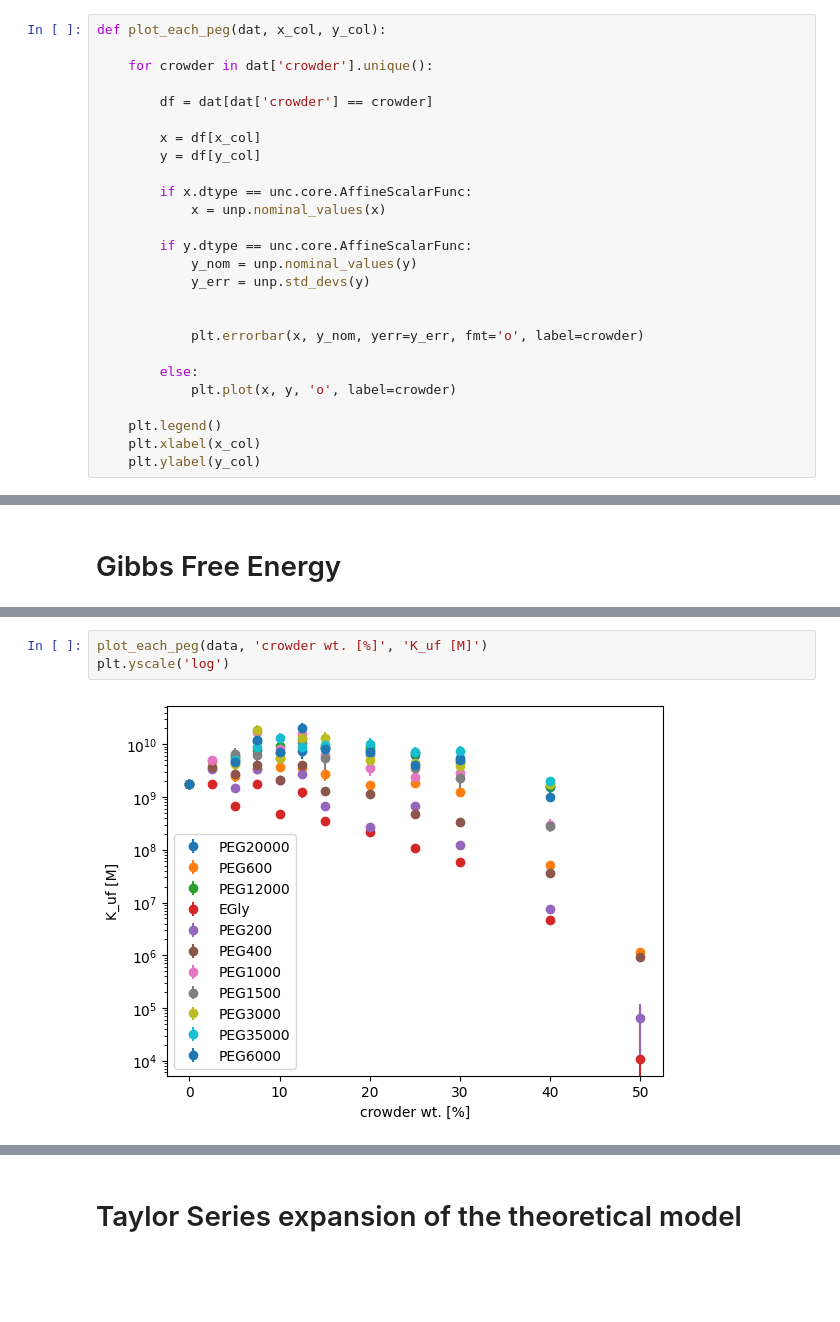
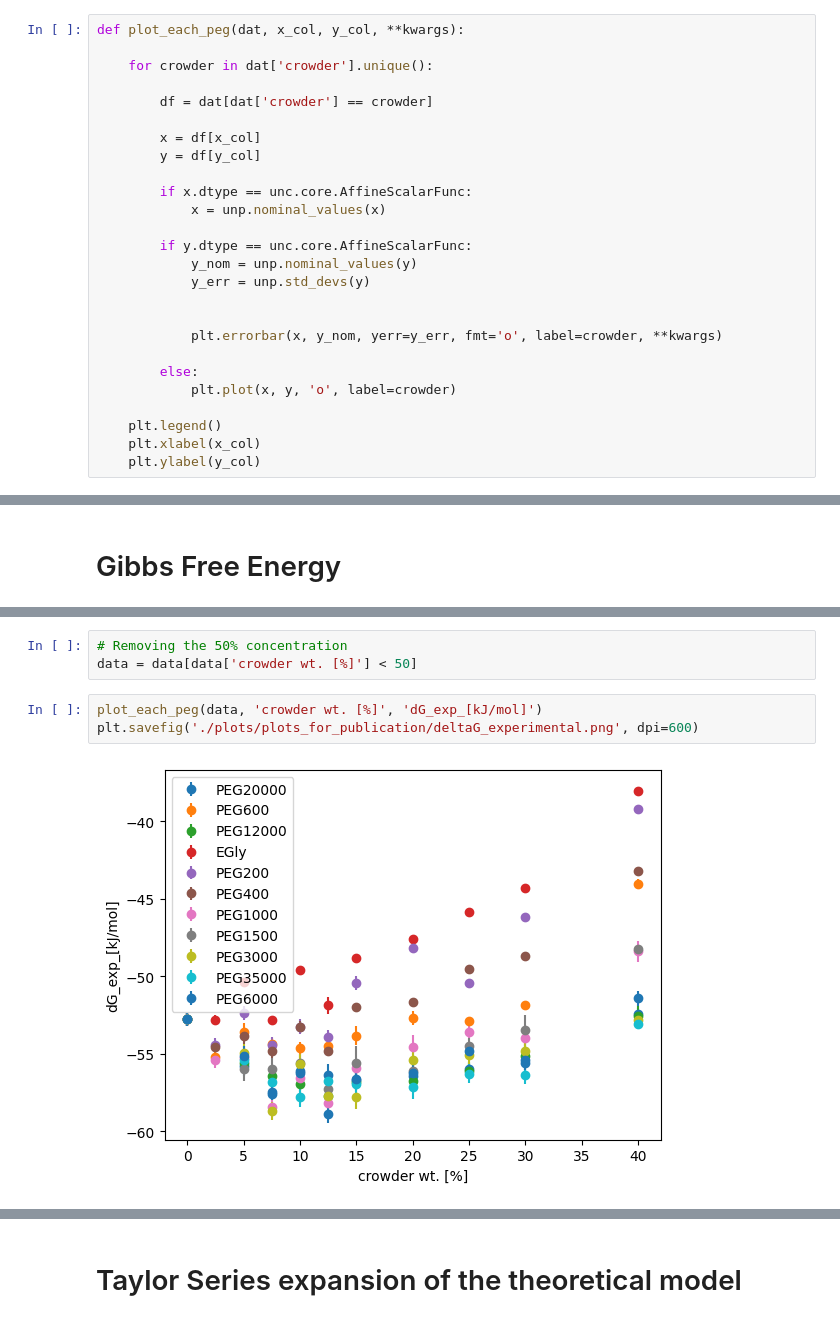
Before and after one commit to antonilis/molecular_crowding, a Jupyter notebook: plots.ipynb, the cells around one changed output, grey strips where cells are left out. Cells and saved outputs as stored; diff of their text form; blank space fills up the shorter version.

```diff
--- a/plots.ipynb
+++ b/plots.ipynb
@@ -14,7 +16,7 @@ from main_data_processor import Data
 # plt.rcParams['text.usetex'] = False
 #plt.style.use('science')
 # %%
-def plot_each_peg(dat, x_col, y_col):
+def plot_each_peg(dat, x_col, y_col, **kwargs):
 
     for crowder in dat['crowder'].unique():
 
@@ -31,7 +33,7 @@ def plot_each_peg(dat, x_col, y_col):
             y_err = unp.std_devs(y)
 
 
-            plt.errorbar(x, y_nom, yerr=y_err, fmt='o', label=crowder)
+            plt.errorbar(x, y_nom, yerr=y_err, fmt='o', label=crowder, **kwargs)
 
         else:
             plt.plot(x, y, 'o', label=crowder)
@@ -157,5 +178,8 @@ data
+# %%
+# Removing the 50% concentration
+data = data[data['crowder wt. [%]'] < 50]
 # %%
-plot_each_peg(data, 'crowder wt. [%]', 'K_uf [M]')
-plt.yscale('log')
+plot_each_peg(data, 'crowder wt. [%]', 'dG_exp_[kJ/mol]')
+plt.savefig('./plots/plots_for_publication/deltaG_experimental.png', dpi=600)
 # %% [output]
-[figure, old version]
+[figure, new version]
```
Also changed, not shown: parts of 48 cells of this notebook, 45 other files.
